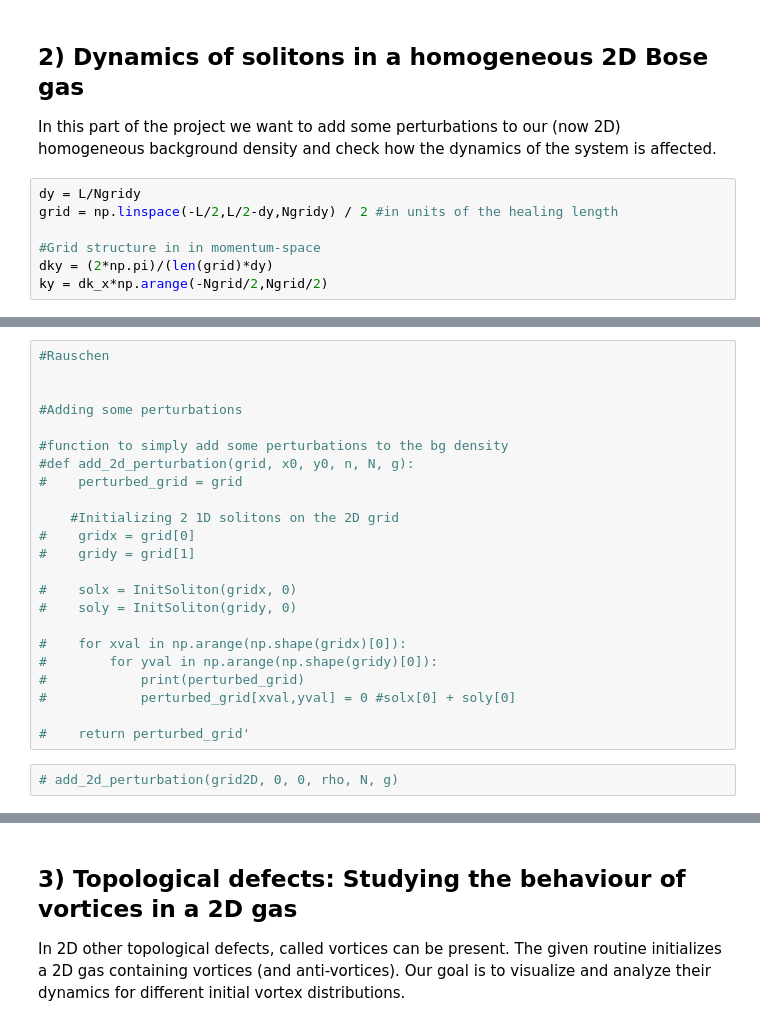
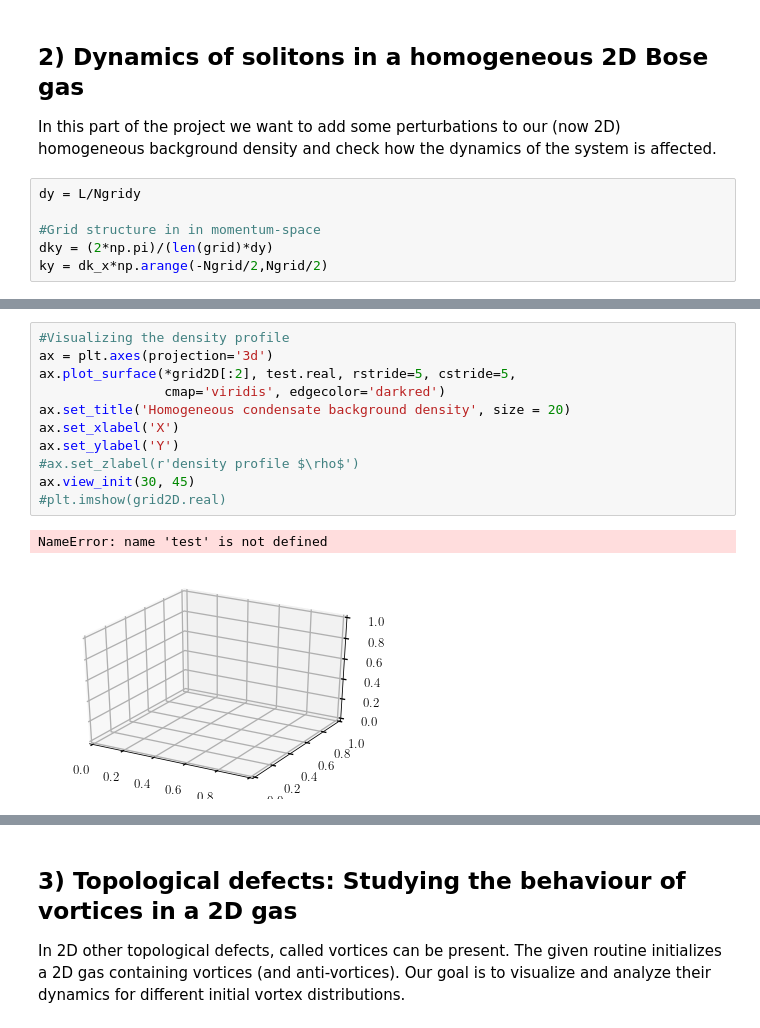
Before and after one commit to mathieukaltschmidt/Computational-Quantum-Dynamics, a Jupyter notebook: Final Project/Code/GPE_project.ipynb, the cells around one changed output, grey strips where cells are left out. Saved outputs shown, nothing was run; the diff lists cells and outputs as text.

```diff
--- a/Final Project/Code/GPE_project.ipynb
+++ b/Final Project/Code/GPE_project.ipynb
@@ -205,7 +226,6 @@ for i in np.arange(0,2000, 10):
 In this part of the project we want to add some perturbations to our (now 2D) homogeneous background density and check how the dynamics of the system is affected.
 # %%
 dy = L/Ngridy
-grid = np.linspace(-L/2,L/2-dy,Ngridy) / 2 #in units of the healing length
 
 #Grid structure in in momentum-space
 dky = (2*np.pi)/(len(grid)*dy)
@@ -276,25 +337,14 @@ ax.view_init(30, 45)
-# %%
-#Rauschen
-
-
-#Adding some perturbations
-
-#function to simply add some perturbations to the bg density
-#def add_2d_perturbation(grid, x0, y0, n, N, g):
-#    perturbed_grid = grid
-
-    #Initializing 2 1D solitons on the 2D grid
-#    gridx = grid[0]
-#    gridy = grid[1]
-
-#    solx = InitSoliton(gridx, 0)
-#    soly = InitSoliton(gridy, 0)
-
-#    for xval in np.arange(np.shape(gridx)[0]):
-#        for yval in np.arange(np.shape(gridy)[0]):
-#            print(perturbed_grid)
-#            perturbed_grid[xval,yval] = 0 #solx[0] + soly[0]
-
-#    return perturbed_grid'
-# %%
-# add_2d_perturbation(grid2D, 0, 0, rho, N, g)
+# %%
+#Visualizing the density profile
+ax = plt.axes(projection='3d')
+ax.plot_surface(*grid2D[:2], test.real, rstride=5, cstride=5,
+                cmap='viridis', edgecolor='darkred')
+ax.set_title('Homogeneous condensate background density', size = 20)
+ax.set_xlabel('X')
+ax.set_ylabel('Y')
+#ax.set_zlabel(r'density profile $\rho$')
+ax.view_init(30, 45)
+#plt.imshow(grid2D.real)
+# %% [output]
+NameError: name 'test' is not defined
+[figure, added]
```
Also changed, not shown: parts of 14 cells of this notebook, 4 other files.
